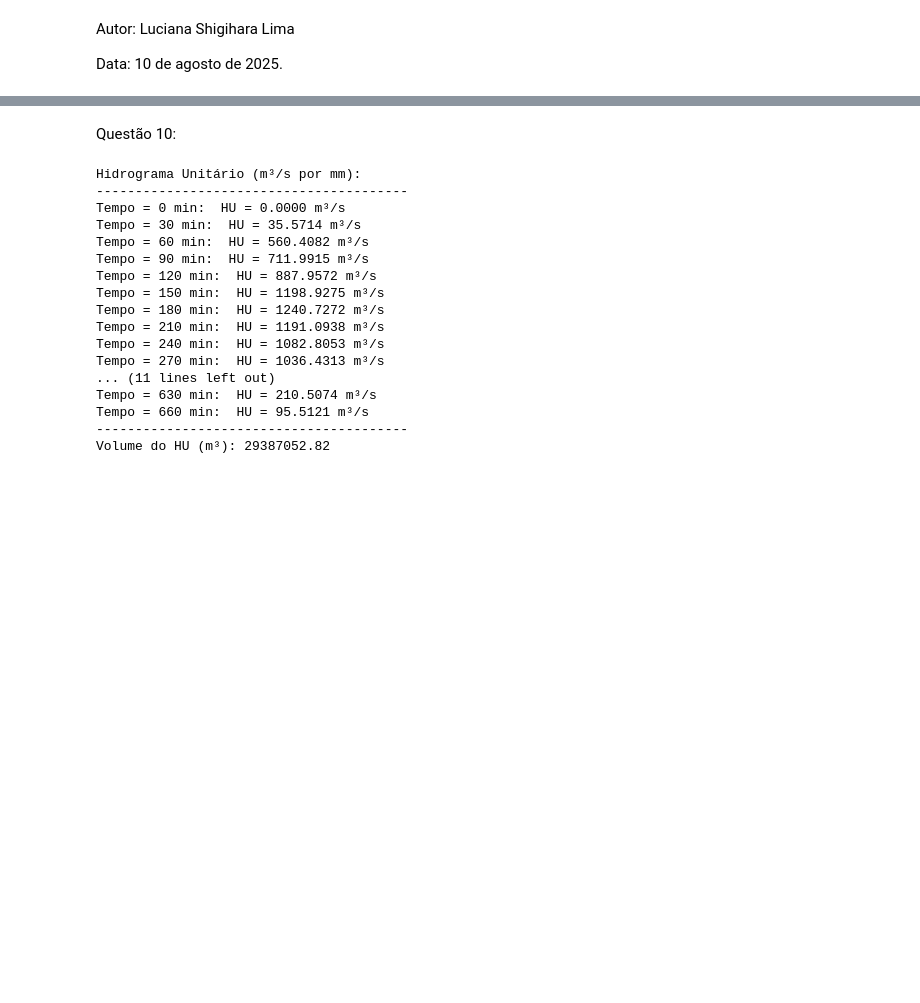
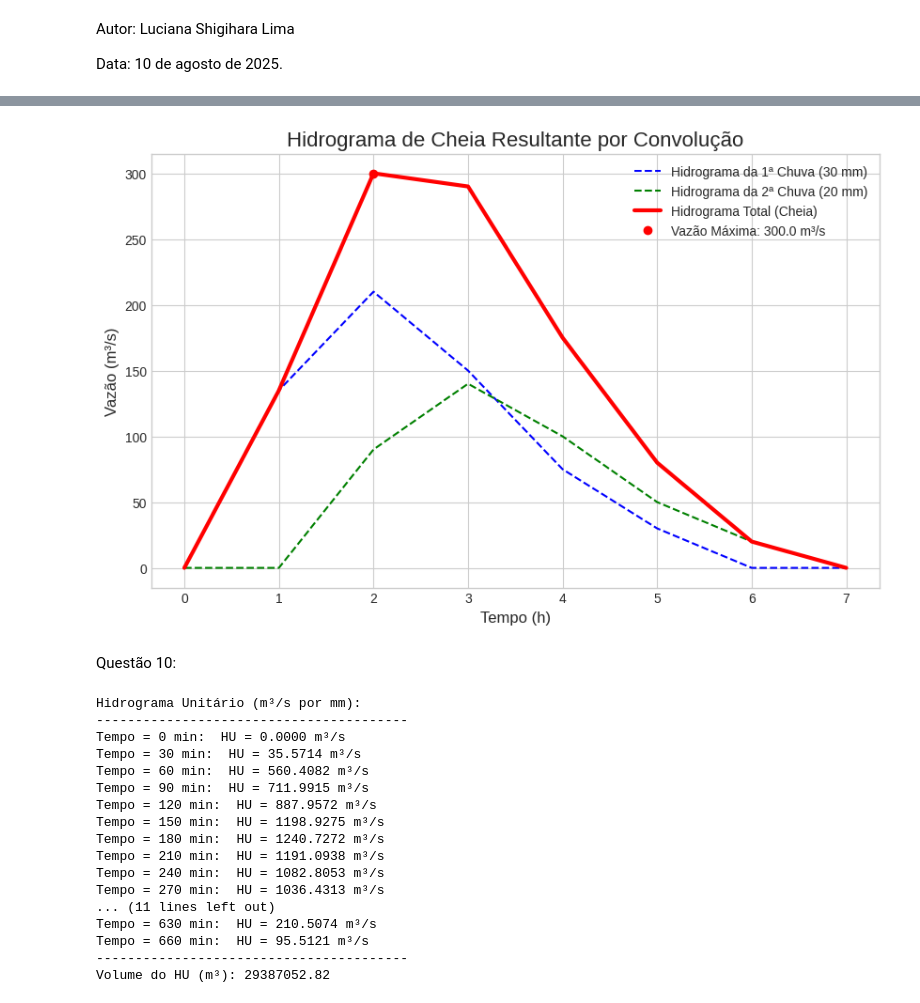
Before and after one commit to lushilima/Hidrologia, a Jupyter notebook: Prova_hidrologia.ipynb, the cells around one changed output, grey strips where cells are left out. Cells and saved outputs as stored; diff of their text form; code cells hidden in the pictures; blank space fills up the shorter version.

```diff
--- a/Prova_hidrologia.ipynb
+++ b/Prova_hidrologia.ipynb
@@ -7,3 +53,33 @@ Data: 10 de agosto de 2025.
+# %%
+# ----- Plotagem dos gráficos -----
+plt.style.use('seaborn-v0_8-whitegrid') # Define um estilo para o gráfico
+
+plt.figure(figsize=(10, 6))
+
+# Plota os hidrogramas individuais
+plt.plot(tempo_total, hidrograma_1_completo, '--', label=f'Hidrograma da 1ª Chuva ({chuva_1_mm} mm)', color='blue')
+plt.plot(tempo_total, hidrograma_2_deslocado, '--', label=f'Hidrograma da 2ª Chuva ({chuva_2_mm} mm)', color='green')
+
+# Plota o hidrograma total (a soma)
+plt.plot(tempo_total, hidrograma_total, '-', label='Hidrograma Total (Cheia)', color='red', linewidth=3)
+
+# Adiciona o ponto de vazão máxima
+plt.plot(tempo_maxima, vazao_maxima, 'ro', label=f'Vazão Máxima: {vazao_maxima} m³/s')
+
+# Adiciona títulos e rótulos
+plt.title('Hidrograma de Cheia Resultante por Convolução', fontsize=16)
+plt.xlabel('Tempo (h)', fontsize=12)
+plt.ylabel('Vazão (m³/s)', fontsize=12)
+plt.legend(loc='upper right')
+plt.xticks(np.arange(0, tamanho_max, 1)) # Garante que os rótulos do eixo X sejam inteiros
+
+# Adiciona grade
+plt.grid(True)
+
+# Mostra o gráfico
+plt.show()
+# %% [output]
+[figure, added]
 # %% [markdown]
 Questão 10:
 # %%
```
Also changed, not shown: parts of 2 cells of this notebook.
